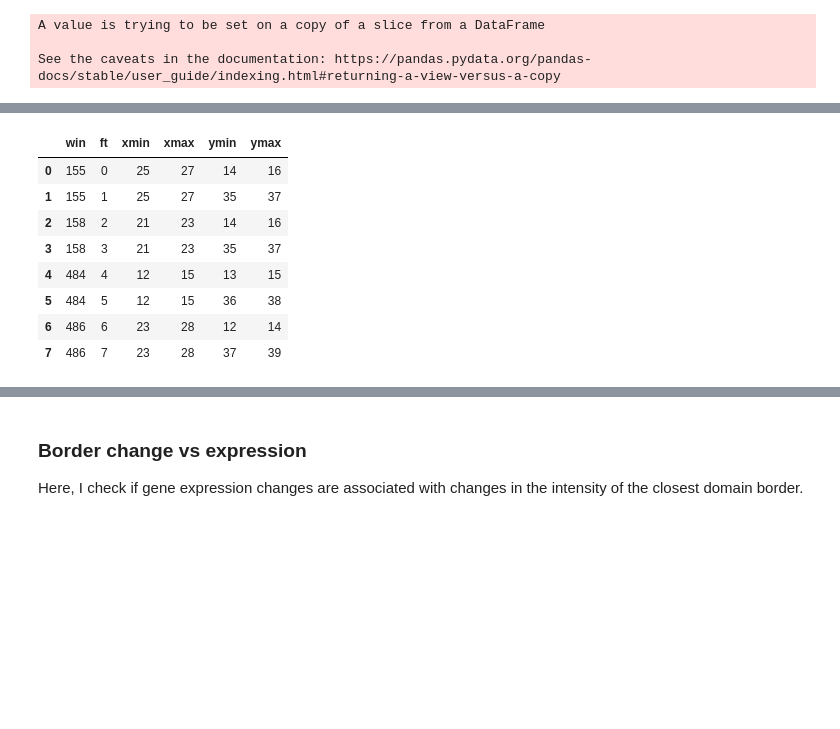
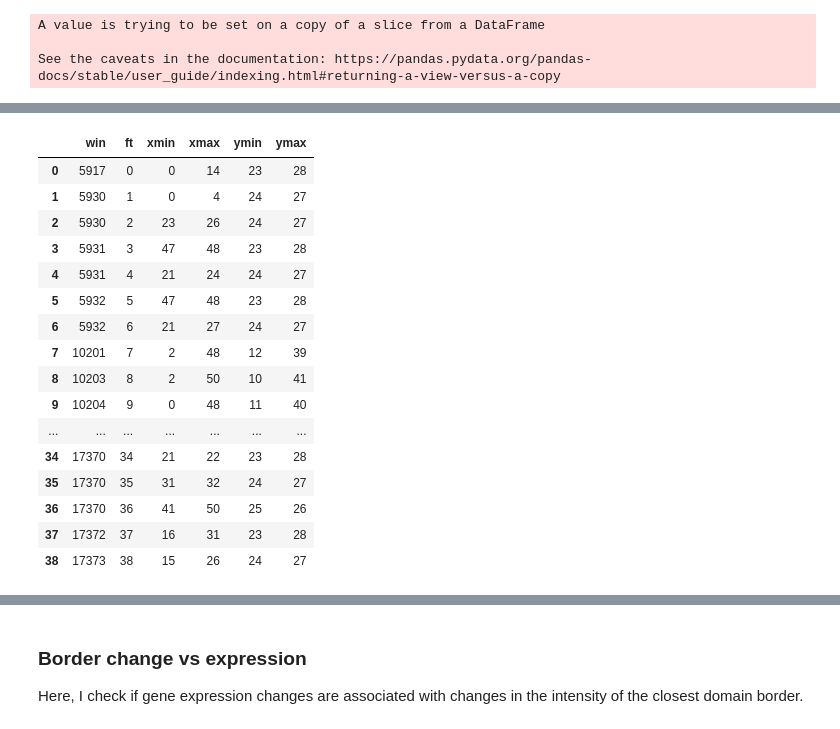
Before and after one commit to cmdoret/Acastellanii_legionella_infection, a Jupyter notebook: docs/notebooks/infection_contacts_diff_expr.ipynb, the cells around one changed output, grey strips where cells are left out. Drawn from its saved outputs; the diff is of its cells as text; code cells hidden in the pictures; blank space fills up the shorter version.

```diff
--- a/docs/notebooks/infection_contacts_diff_expr.ipynb
+++ b/docs/notebooks/infection_contacts_diff_expr.ipynb
@@ -975,15 +977,3 @@ chess crosscorrelate chess/features/lost_features.tsv \
-# %%
-gained_ft
-# %% [output]
-|  | win | ft | xmin | xmax | ymin | ymax |
-| 0 | 155 | 0 | 25 | 27 | 14 | 16 |
-| 1 | 155 | 1 | 25 | 27 | 35 | 37 |
-| 2 | 158 | 2 | 21 | 23 | 14 | 16 |
-| 3 | 158 | 3 | 21 | 23 | 35 | 37 |
-| 4 | 484 | 4 | 12 | 15 | 13 | 15 |
-| 5 | 484 | 5 | 12 | 15 | 36 | 38 |
-| 6 | 486 | 6 | 23 | 28 | 12 | 14 |
-| 7 | 486 | 7 | 23 | 28 | 37 | 39 |
 # %%
 from scipy.ndimage import zoom
 import scipy.ndimage as ndi
@@ -1023,2 +1011,28 @@ del mat_inf
+# %%
+
+lost_ft = pd.read_csv(
+    'chess/features/lost_features.tsv',
+    usecols=range(6),
+    names=['win', 'ft', 'xmin', 'xmax', 'ymin', 'ymax']
+)
+lost_ft
+# %% [output]
+|  | win | ft | xmin | xmax | ymin | ymax |
+| 0 | 5917 | 0 | 0 | 14 | 23 | 28 |
+| 1 | 5930 | 1 | 0 | 4 | 24 | 27 |
+| 2 | 5930 | 2 | 23 | 26 | 24 | 27 |
+| 3 | 5931 | 3 | 47 | 48 | 23 | 28 |
+| 4 | 5931 | 4 | 21 | 24 | 24 | 27 |
+| 5 | 5932 | 5 | 47 | 48 | 23 | 28 |
+| 6 | 5932 | 6 | 21 | 27 | 24 | 27 |
+| 7 | 10201 | 7 | 2 | 48 | 12 | 39 |
+| 8 | 10203 | 8 | 2 | 50 | 10 | 41 |
+| 9 | 10204 | 9 | 0 | 48 | 11 | 40 |
+| ... | ... | ... | ... | ... | ... | ... |
+| 34 | 17370 | 34 | 21 | 22 | 23 | 28 |
+| 35 | 17370 | 35 | 31 | 32 | 24 | 27 |
+| 36 | 17370 | 36 | 41 | 50 | 25 | 26 |
+| 37 | 17372 | 37 | 16 | 31 | 23 | 28 |
+| 38 | 17373 | 38 | 15 | 26 | 24 | 27 |
 # %%
 %matplotlib notebook
```
Also changed, not shown: parts of 8 cells of this notebook.
